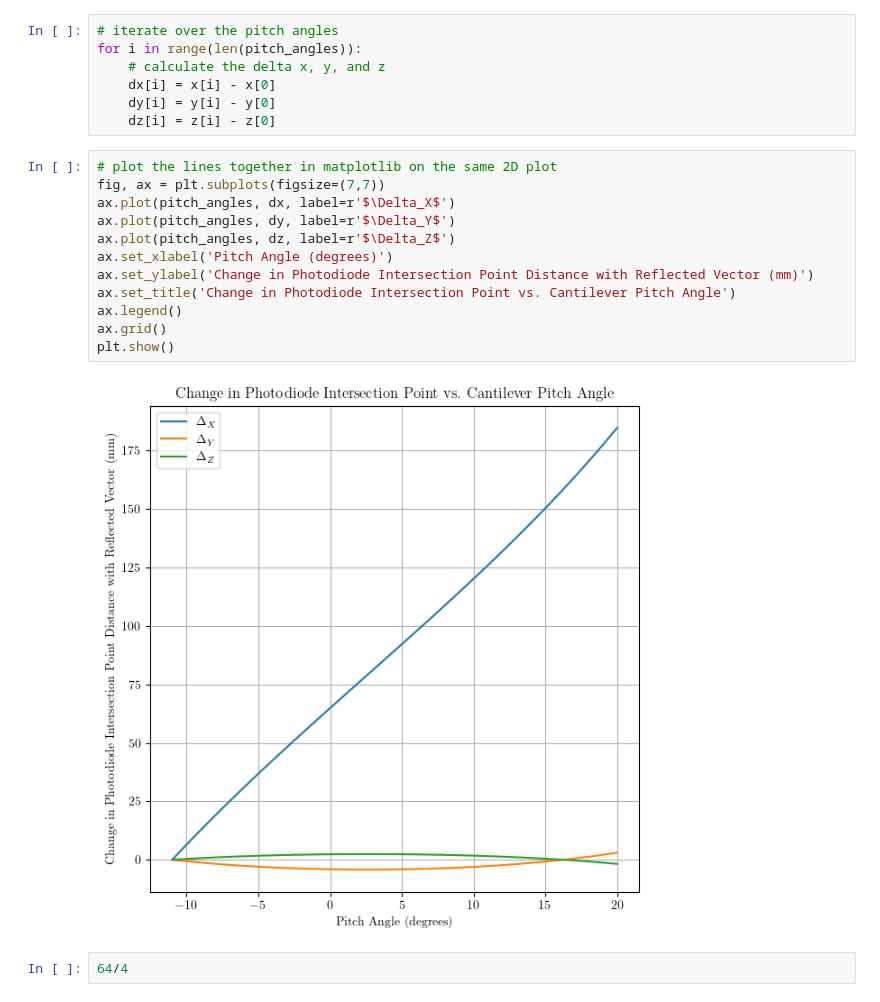
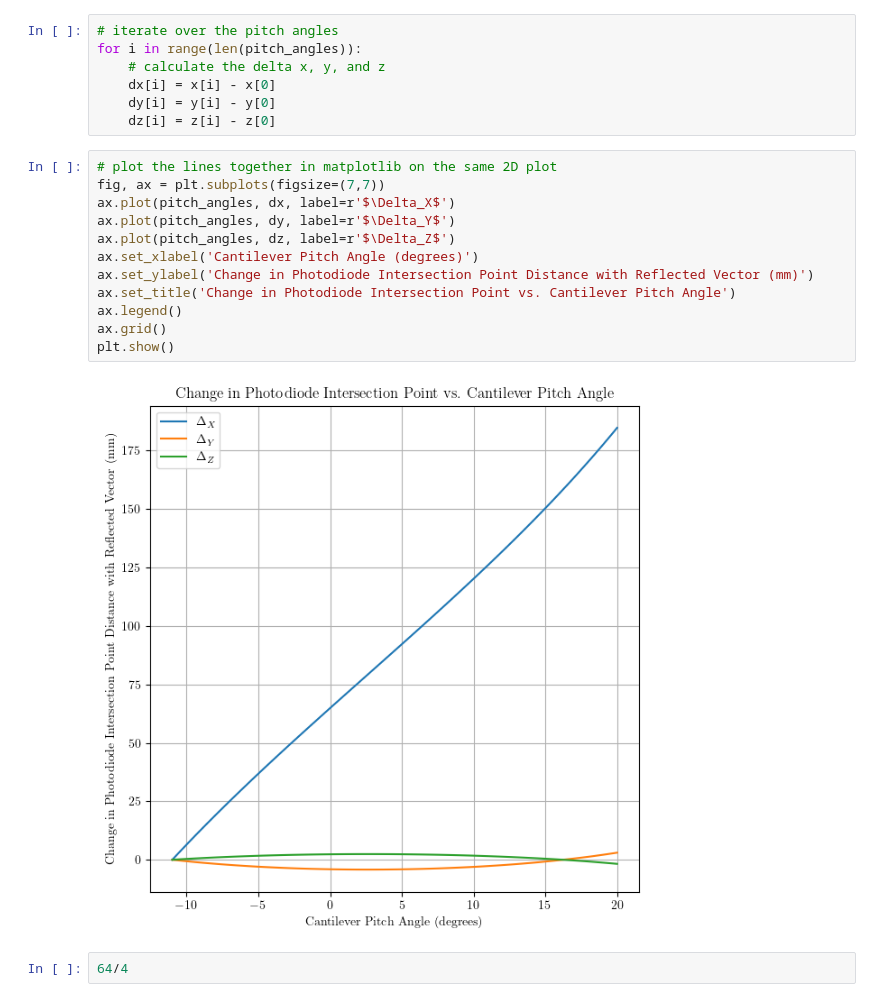
Before and after one commit to malekinho8/pyLaser, a Jupyter notebook: examples/plot-xyz-vs-cantilever-pitch.ipynb, the cells around one changed output. Drawn from its saved outputs; the diff is of its cells as text.

```diff
--- a/examples/plot-xyz-vs-cantilever-pitch.ipynb
+++ b/examples/plot-xyz-vs-cantilever-pitch.ipynb
@@ -75,17 +75,17 @@ for i in range(len(pitch_angles)):
 # %%
 # plot the lines together in matplotlib on the same 2D plot
 fig, ax = plt.subplots(figsize=(7,7))
 ax.plot(pitch_angles, dx, label=r'$\Delta_X$')
 ax.plot(pitch_angles, dy, label=r'$\Delta_Y$')
 ax.plot(pitch_angles, dz, label=r'$\Delta_Z$')
-ax.set_xlabel('Pitch Angle (degrees)')
+ax.set_xlabel('Cantilever Pitch Angle (degrees)')
 ax.set_ylabel('Change in Photodiode Intersection Point Distance with Reflected Vector (mm)')
 ax.set_title('Change in Photodiode Intersection Point vs. Cantilever Pitch Angle')
 ax.legend()
 ax.grid()
 plt.show()
 # %% [output]
-[figure, old version]
+[figure, new version]
 # %%
 64/4
 # %% [output]
```
Also changed, not shown: 4 other files.
